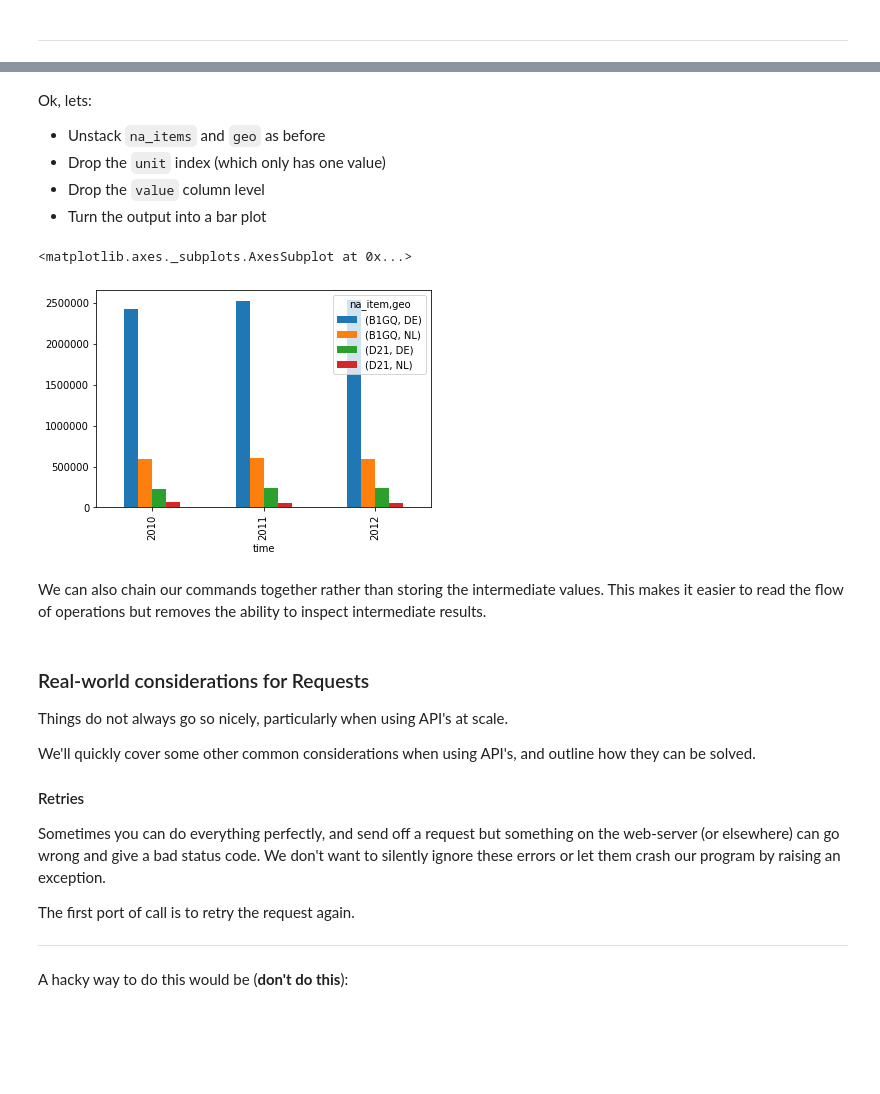
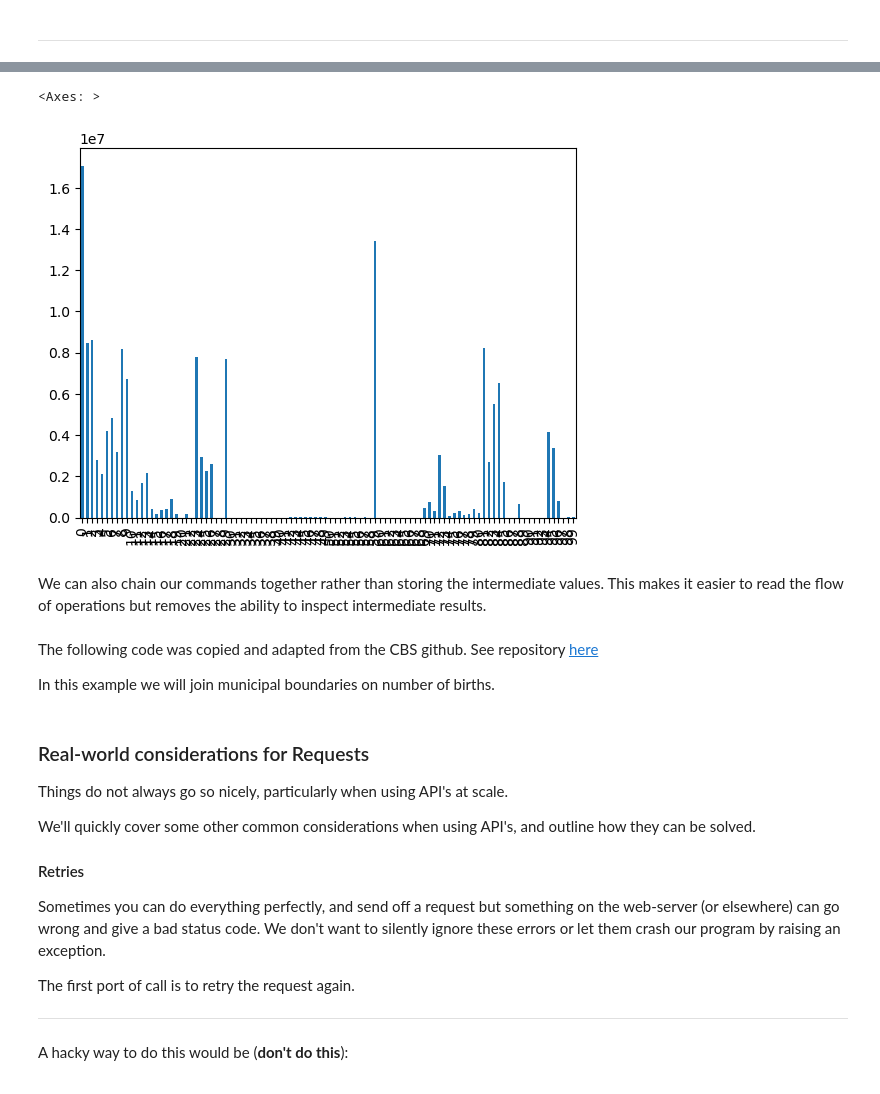
Before and after one commit to Timmarh/intro-apis, a Jupyter notebook: API_tutorial.ipynb, the cells around one changed output, grey strips where cells are left out. Cells and saved outputs as stored; diff of their text form; code cells hidden in the pictures; blank space fills up the shorter version.

```diff
--- a/API_tutorial.ipynb
+++ b/API_tutorial.ipynb
@@ -580,22 +270,15 @@ We can reverse what we just did with "stack".
-# %% [markdown]
-Ok, lets:
-* Unstack `na_items` and `geo` as before
-* Drop the `unit` index (which only has one value)
-* Drop the `value` column level
-* Turn the output into a bar plot
-# %%
-(df
- .unstack(['na_item', 'geo'])  # unstacks indices (makes our dataset wider)
- .droplevel('unit', axis=0)  # Everything is in the same unit so we drop it
- .droplevel(0, axis=1)  # OR: ['value']
- .plot(kind='bar')  # Make a bar plot
- )
-# %% [output]
-<matplotlib.axes._subplots.AxesSubplot at 0x...>
-[figure, removed]
+# %%
+df.Value.plot(kind='bar')  # Make a bar plot
+# %% [output]
+<Axes: >
+[figure, added]
 # %% [markdown]
 We can also chain our commands together rather than storing the intermediate values.
 This makes it easier to read the flow of operations but removes the ability to inspect intermediate results.
 # %%
 # Look at the documentation for the plot function below and see what types of plot you can make
 pd.DataFrame.plot?
+# %% [markdown]
+The following code was copied and adapted from the CBS github. See repository [here](https://github.com/statistiekcbs/CBS-Open-Data-v4)
+
+In this example we will join municipal boundaries on number of births.
```
Also changed, not shown: parts of 53 cells of this notebook, 2 other files.
